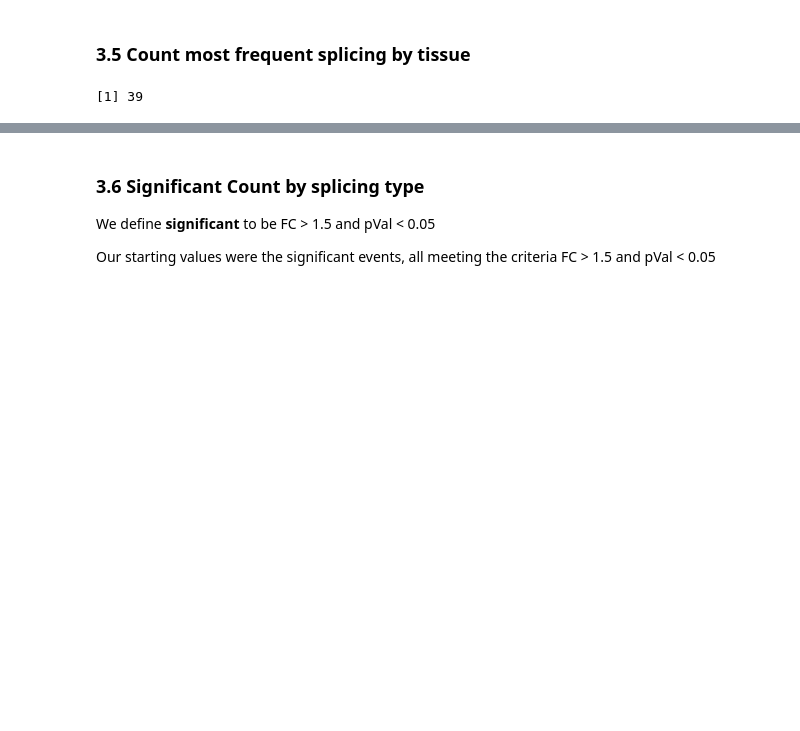
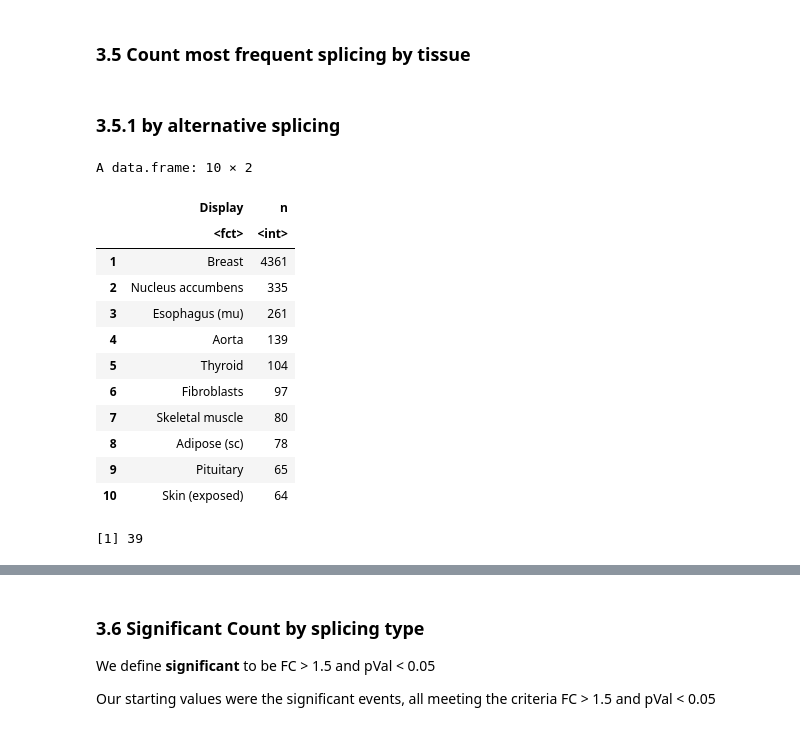
Before and after one commit to TheJacksonLaboratory/sbas, a Jupyter notebook: jupyter/countGenesAndEvents.ipynb, the cells around one changed output, grey strips where cells are left out. Cells and saved outputs as stored; diff of their text form; code cells hidden in the pictures; blank space fills up the shorter version.

```diff
--- a/jupyter/countGenesAndEvents.ipynb
+++ b/jupyter/countGenesAndEvents.ipynb
@@ -779,14 +793,30 @@ A data.frame: 6 × 2
 # %% [markdown]
 ### 3.5 Count most frequent splicing by tissue
+# %% [markdown]
+### 3.5.1 by alternative splicing
 # %%
 total_as_by_tissue <- gene_as %>%
                       group_by(Display) %>%
                       count(Display)    %>%
                       arrange(desc(n))  %>%
                       as.data.frame()
 total_as_by_tissue$Display <- factor(total_as_by_tissue$Display,
                                      levels = total_as_by_tissue$Display)
+head(total_as_by_tissue,10)
 length(total_as_by_tissue$Display)
 write.table(total_as_by_tissue, file = "../data/Total_AS_by_tissue.tsv", sep = "\t", row.names = F)
 # %% [output]
-[1] 39
+A data.frame: 10 × 2
+|  | Display | n |
+|  | <fct> | <int> |
+| 1 | Breast | 4361 |
+| 2 | Nucleus accumbens | 335 |
+| 3 | Esophagus (mu) | 261 |
+| 4 | Aorta | 139 |
+| 5 | Thyroid | 104 |
+| 6 | Fibroblasts | 97 |
+| 7 | Skeletal muscle | 80 |
+| 8 | Adipose (sc) | 78 |
+| 9 | Pituitary | 65 |
+| 10 | Skin (exposed) | 64 |
+[1] 39
```
Also changed, not shown: parts of 34 cells of this notebook, 6 other files.
